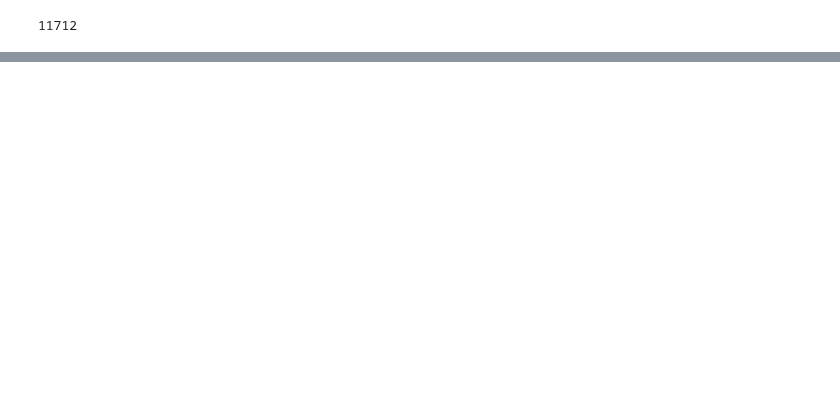
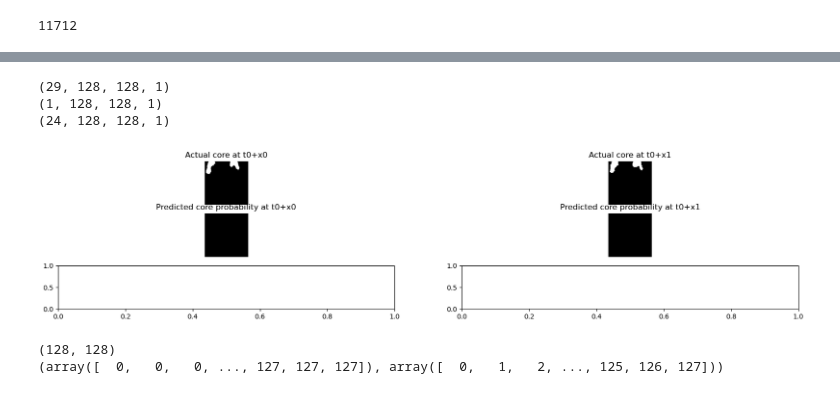
Before and after one commit to JawairiaAA/Core_forecasting_DL, a Jupyter notebook: DL_core_forecasting_video.ipynb, the cells around one changed output, grey strips where cells are left out. Cells and saved outputs as stored; diff of their text form; code cells hidden in the pictures; blank space fills up the shorter version.

Commit message:
ccorrected training data

```diff
--- a/DL_core_forecasting_video.ipynb
+++ b/DL_core_forecasting_video.ipynb
@@ -259,7 +269,0 @@ print(len(lat[1,111:]))
-# %%
-# open a file, where you stored the pickled data
-file = open('WA_subdomain_cores.pkl', 'rb')
-data = pickle.load(file)
-cores_t_0= data[0]
-tir_t_0= data[1]
-cores_t_plus_xhr= data[2]
@@ -370,8 +381,8 @@ early_stopping = keras.callbacks.EarlyStopping(monitor="val_loss", patience=10)
 reduce_lr = keras.callbacks.ReduceLROnPlateau(monitor="val_loss", patience=5)
 
 # Define modifiable training hyperparameters.
-epochs = 20
-batch_size = 50# batch_size#24
+epochs = 5# 20
+batch_size = 24 #50# batch_size#24
 
 # Fit the model to the training data.
 model.fit(
@@ -408,11 +413,12 @@ Epoch 15/20
 # example = val_dataset[np.random.choice(range(len(val_dataset)), size=1)[0]]
 
 # using x_val for now
-frames = x_val[0,:,:,:,:] #
-original_frames = y_val[0,:,:,:,:] #
+batch_number = 50
+frames = x_val[batch_number,:,:,:,:] #
+original_frames = y_val[batch_number,:,:,:,:] #
 
 # Predict a new set of 10 frames.
-for _ in range(2):
+for _ in range(5):
     # Extract the model's prediction and post-process it.
     new_prediction = model.predict(np.expand_dims(frames, axis=0))
     new_prediction = np.squeeze(new_prediction, axis=0)
@@ -423,24 +435,53 @@ for _ in range(2):
 # %%
-print(frames.shape)
+#print(frames.shape)
+#print(predicted_frame.shape)
+#print(original_frames.shape)
+# %% [output]
+(29, 128, 128, 1)
+(1, 128, 128, 1)
+(24, 128, 128, 1)
 # %%
 # Construct a figure for the original and new frames.
-fig, axes = plt.subplots(2, 2, figsize=(20, 4))
+fig, axes = plt.subplots(3, 2, figsize=(20, 4))
+
 
 # Plot the original frames.
 for idx, ax in enumerate(axes[0]):
-    ax.imshow(np.squeeze(original_frames[idx+24:]), cmap="gray")
-    ax.set_title(f"Actual core at t{idx+1}")
+    ax.imshow(np.squeeze(original_frames[idx]), cmap="gray")
+    ax.set_title(f"Actual core at t0+x{idx}")
 #    ax.set_title(f"Frame {idx + 24}")
     ax.axis("off")
+
 
 # Plot the new frames.
 new_frames = frames[24:, ...]
 for idx, ax in enumerate(axes[1]):
     ax.imshow(np.squeeze(new_frames[idx]), cmap="gray")
-    ax.set_title(f"Predicted core at t{idx+1}")
+    ax.set_title(f"Predicted core at t0+x{idx}")
+    ax.axis("off")
+
+
+# Plot the new frames.
+new_frames_prob = frames[24:, ...]
+for idx, ax in enumerate(axes[1]):
+    plot_image = np.squeeze(new_frames_prob[idx])
+    ind = np.where(plot_image>0.5)
+    plot_image[ind]=1
+    ind_not = np.where(plot_image<=0.5)
+    plot_image[ind_not]=0
+    ax.imshow(plot_image, cmap="gray")
+    ax.set_title(f"Predicted core probability at t0+x{idx}")
     ax.axis("off")
 
 # Display the figure.
 plt.show()
+# %% [output]
+[figure, added]
 # %%
-print(np.unique(new_frames[0]))
+#print(np.unique(new_frames[0]))
+print(plot_image.shape)
+print(ind_not)
+del ind_not, ind
+# %% [output]
+(128, 128)
+(array([  0,   0,   0, ..., 127, 127, 127]), array([  0,   1,   2, ..., 125, 126, 127]))
```
Also changed, not shown: parts of 17 cells of this notebook.
